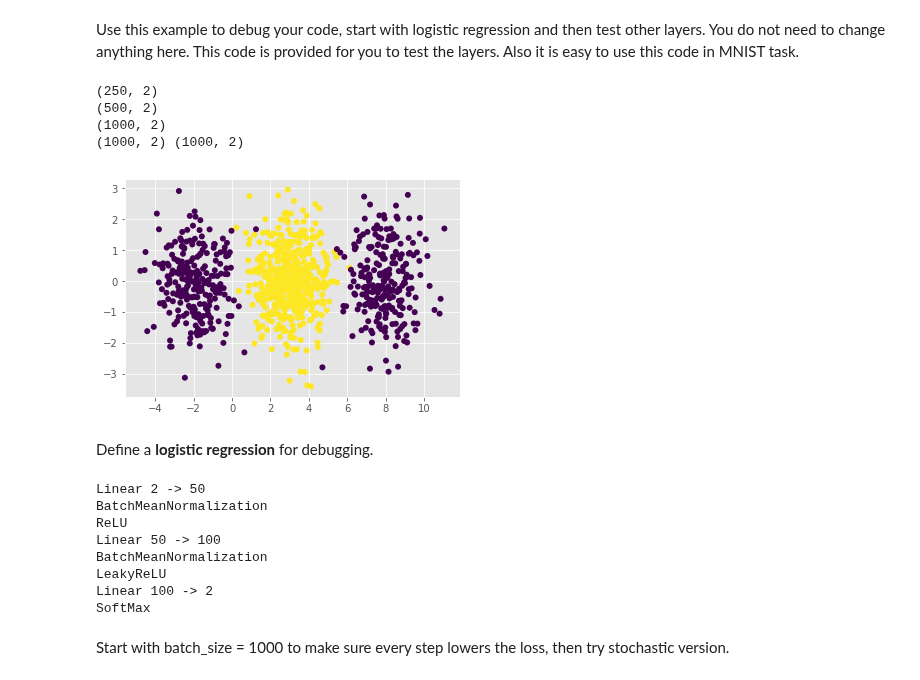
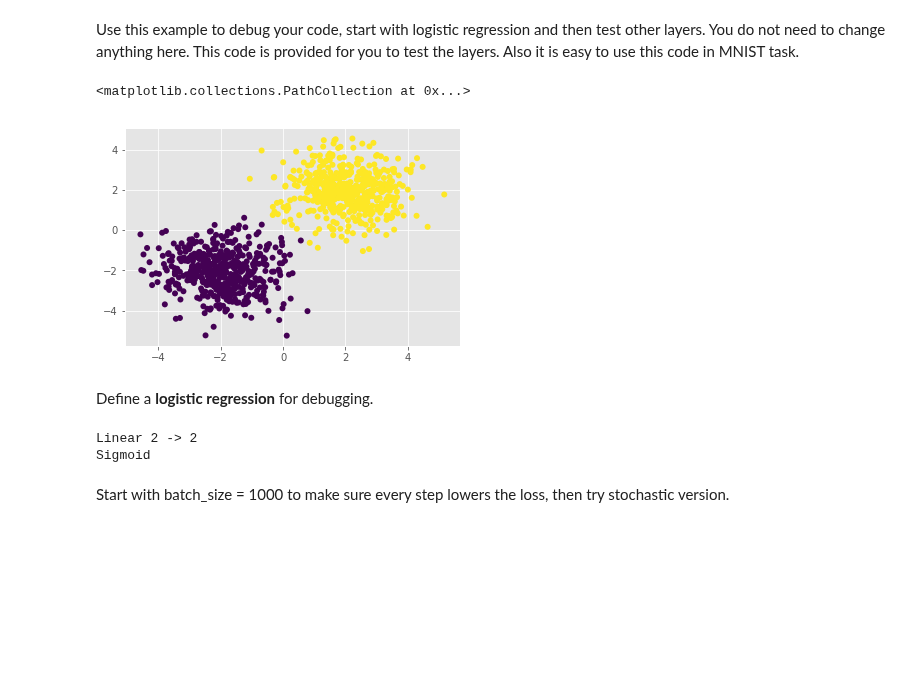
Before and after one commit to KARM1999/ISTC, a Jupyter notebook: assignment2_main.ipynb, the cells around one changed output. Drawn from its saved outputs; the diff is of its cells as text; code cells hidden in the pictures; blank space fills up the shorter version.

```diff
--- a/assignment2_main.ipynb
+++ b/assignment2_main.ipynb
@@ -132,28 +136,20 @@ def adam_optimizer(x, dx, config, state):
 # %% [markdown]
 Use this example to debug your code, start with logistic regression and then test other layers. You do not need to change anything here. This code is provided for you to test the layers. Also it is easy to use this code in MNIST task.
 # %%
-# Generate some data
+# Generate some data# Gener
 N = 500
 
-X1 = np.random.randn(N,2) + np.array([3,0])
-X2 = np.random.randn(N//2,2) + np.array([-2,0])
-print(X2.shape)
-X2 = np.append(X2, np.random.randn(N//2,2) + np.array([8,0]), axis=0)
-print(X2.shape)
+X1 = np.random.randn(N,2) + np.array([2,2])
+X2 = np.random.randn(N,2) + np.array([-2,-2])
 
 Y = np.concatenate([np.ones(N),np.zeros(N)])[:,None]
 Y = np.hstack([Y, 1-Y])
 
 X = np.vstack([X1,X2])
-print(X.shape)
 plt.scatter(X[:,0],X[:,1], c = Y[:,0], edgecolors= 'none')
-print(X.shape, Y.shape)
 # %% [output]
-(250, 2)
-(500, 2)
-(1000, 2)
-(1000, 2) (1000, 2)
+<matplotlib.collections.PathCollection at 0x...>
-[figure, old version]
+[figure, new version]
 # %% [markdown]
 Define a **logistic regression** for debugging.
 # %%
@@ -164,25 +160,13 @@ criterion = CrossEntropyCriterion()
 # Test something like that then
 
 net = Sequential()
-net.add(Linear(2, 50))
-net.add(BatchMeanSubtraction())
-net.add(ReLU())
-net.add(Linear(50, 100))
-net.add(BatchMeanSubtraction())
-net.add(LeakyReLU())
-net.add(Linear(100,2))
-net.add(SoftMax())
+net.add(Linear(2, 2))
+net.add(Sigmoid())
 
 print(net)
 # %% [output]
-Linear 2 -> 50
-BatchMeanNormalization
-ReLU
-Linear 50 -> 100
-BatchMeanNormalization
-LeakyReLU
-Linear 100 -> 2
-SoftMax
+Linear 2 -> 2
+Sigmoid
 # %% [markdown]
 
 Start with batch_size = 1000 to make sure every step lowers the loss, then try stochastic version.
```
Also changed, not shown: parts of 23 cells of this notebook.
